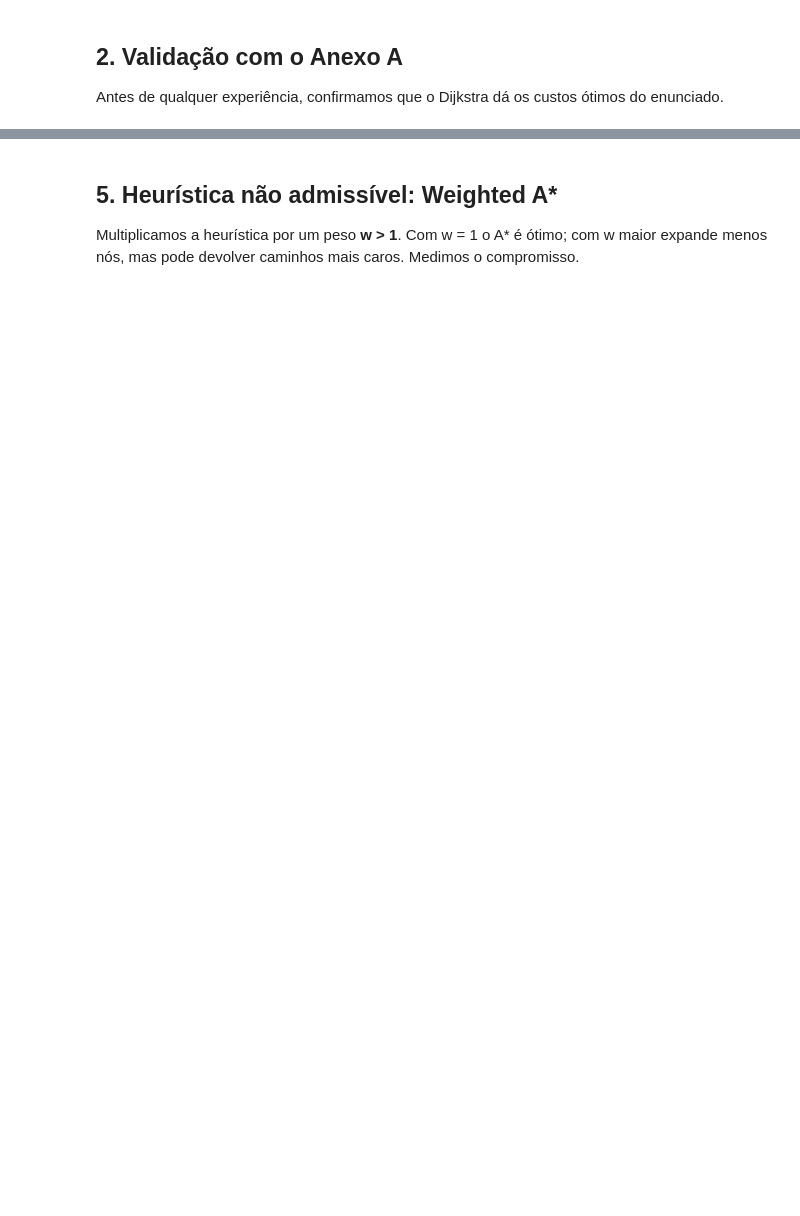
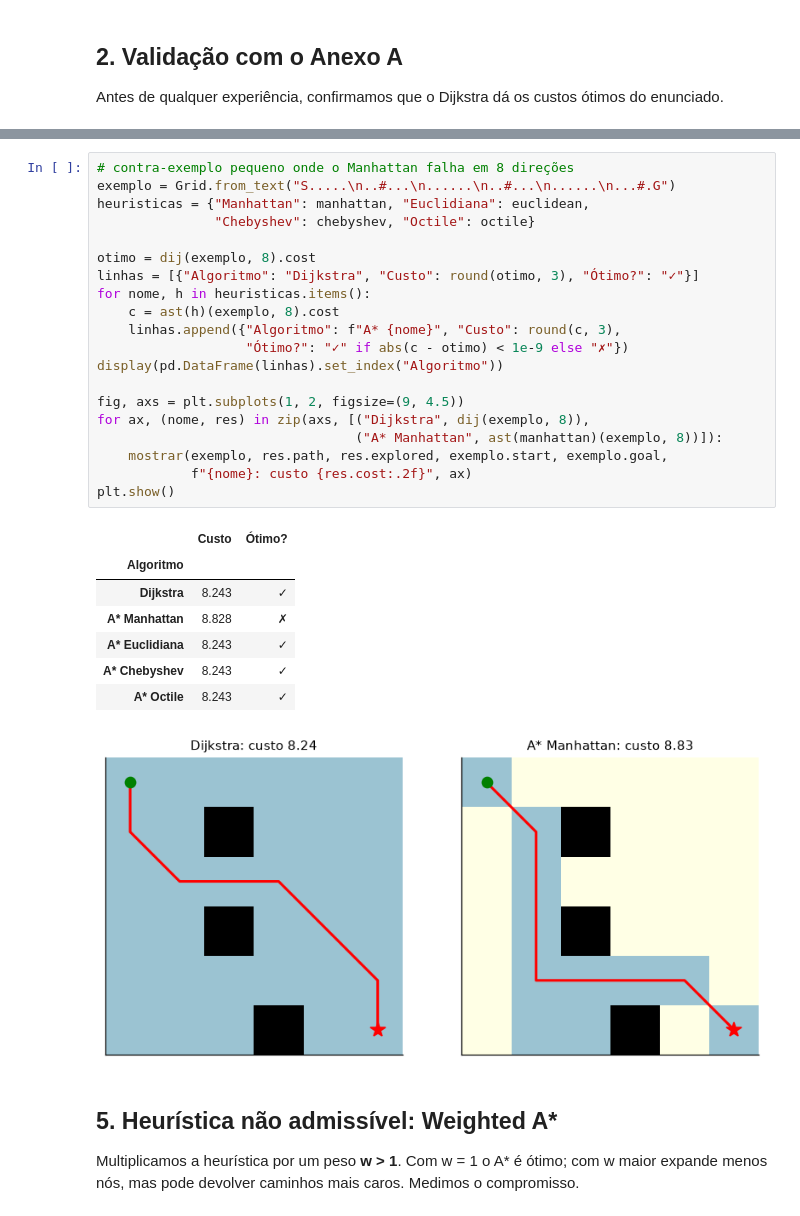
Before and after one commit to nadiabento/PathFinder-AI, a Jupyter notebook: notebooks/experiments.ipynb, the cells around one changed output, grey strips where cells are left out. Drawn from its saved outputs; the diff is of its cells as text; blank space fills up the shorter version.

```diff
--- a/notebooks/experiments.ipynb
+++ b/notebooks/experiments.ipynb
@@ -180,3 +286,32 @@ d8 = df[(df.direcoes == 8) & (df.algoritmo == "A*")]
+# %%
+# contra-exemplo pequeno onde o Manhattan falha em 8 direções
+exemplo = Grid.from_text("S.....\n..#...\n......\n..#...\n......\n...#.G")
+heuristicas = {"Manhattan": manhattan, "Euclidiana": euclidean,
+               "Chebyshev": chebyshev, "Octile": octile}
+
+otimo = dij(exemplo, 8).cost
+linhas = [{"Algoritmo": "Dijkstra", "Custo": round(otimo, 3), "Ótimo?": "✓"}]
+for nome, h in heuristicas.items():
+    c = ast(h)(exemplo, 8).cost
+    linhas.append({"Algoritmo": f"A* {nome}", "Custo": round(c, 3),
+                   "Ótimo?": "✓" if abs(c - otimo) < 1e-9 else "✗"})
+display(pd.DataFrame(linhas).set_index("Algoritmo"))
+
+fig, axs = plt.subplots(1, 2, figsize=(9, 4.5))
+for ax, (nome, res) in zip(axs, [("Dijkstra", dij(exemplo, 8)),
+                                 ("A* Manhattan", ast(manhattan)(exemplo, 8))]):
+    mostrar(exemplo, res.path, res.explored, exemplo.start, exemplo.goal,
+            f"{nome}: custo {res.cost:.2f}", ax)
+plt.show()
+# %% [output]
+|  | Custo | Ótimo? |
+| Algoritmo |  |  |
+| Dijkstra | 8.243 | ✓ |
+| A* Manhattan | 8.828 | ✗ |
+| A* Euclidiana | 8.243 | ✓ |
+| A* Chebyshev | 8.243 | ✓ |
+| A* Octile | 8.243 | ✓ |
+[figure, added]
 # %% [markdown]
 ## 5. Heurística não admissível: Weighted A*
 
```
Also changed, not shown: parts of 23 cells of this notebook, 17 other files.
